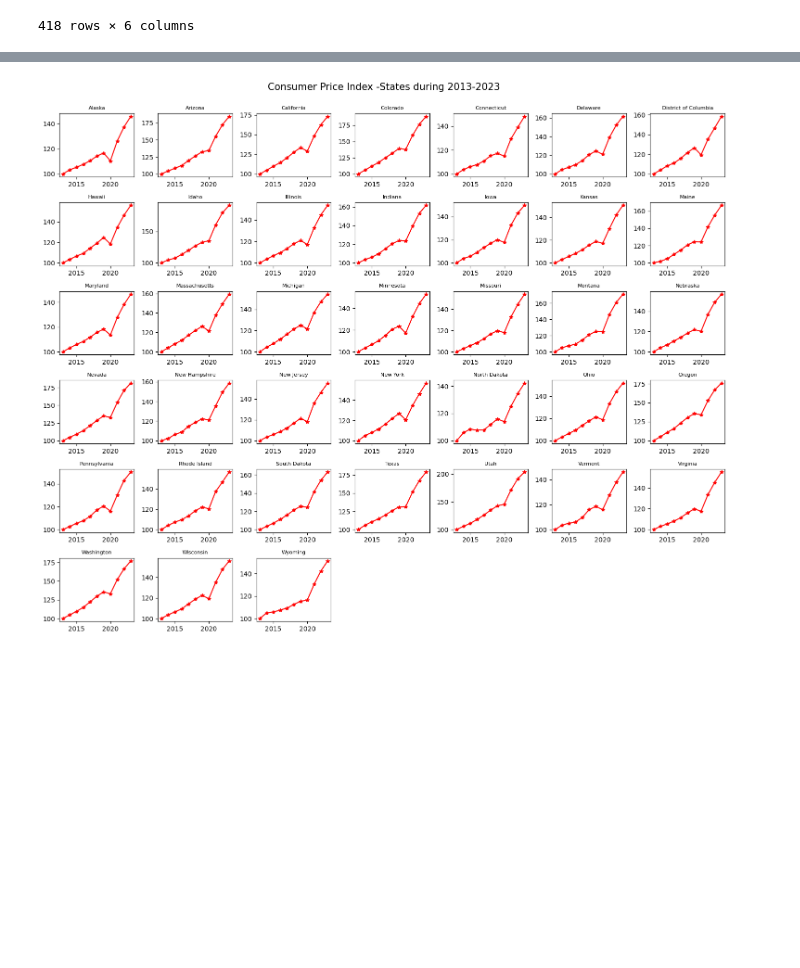
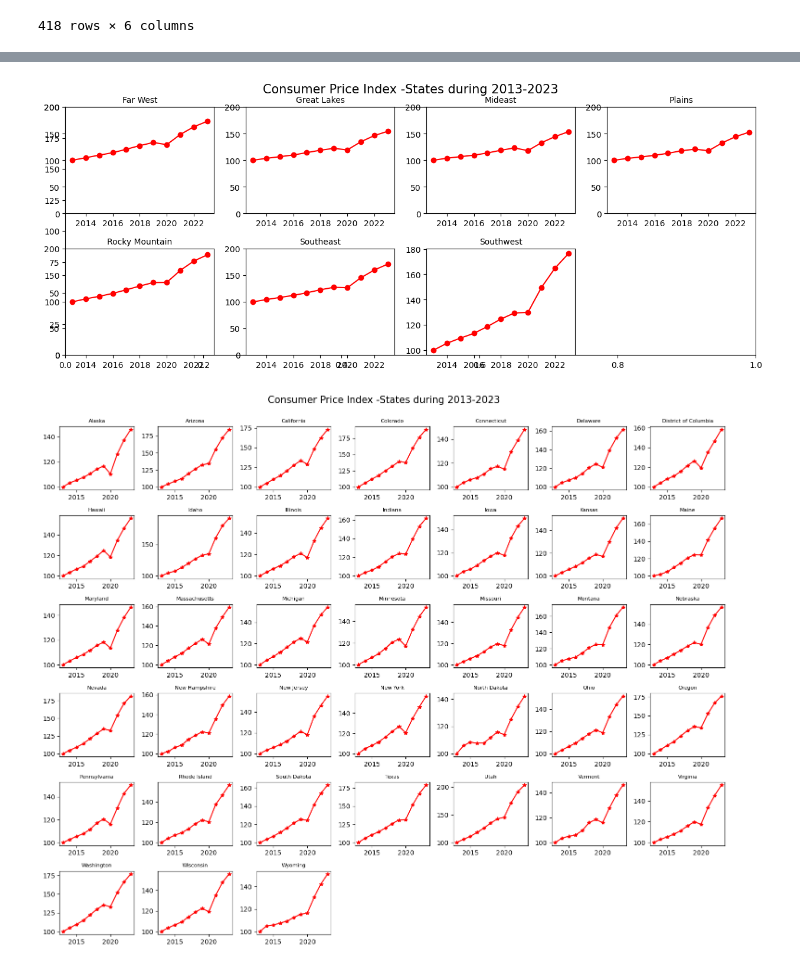
Before and after one commit to OBULI20/nss_capstone, a Jupyter notebook: notebook/Housing.ipynb, the cells around one changed output, grey strips where cells are left out. Drawn from its saved outputs; the diff is of its cells as text; code cells hidden in the pictures; blank space fills up the shorter version.

```diff
--- a/notebook/Housing.ipynb
+++ b/notebook/Housing.ipynb
@@ -818,3 +846,20 @@ cpi5.name.nunique()
+# %%
+plt.figure(figsize=(13, 5))
+
+
+for i in region_list:
+     x = np.array(cpi7[cpi7['name']==i]['Year'])
+     y = np.array(cpi7[cpi7['name']==i]['cpi'])
+     plt.ylim(0, 200 )
+     plt.subplot(2, 4,cpi7.name.unique().tolist().index(i)+1)
+     plt.plot(x,y,color='red',marker='o')
+     plt.title(i,fontsize=10)
+plt.tight_layout(pad=1.0)  # Adjust spacing between subplots
+plt.subplots_adjust(top=0.92, bottom=0.08, left=0.05, right=0.95)
+plt.suptitle('Consumer Price Index -States during 2013-2023', fontsize=15,y=1)
+plt.show()
+# %% [output]
+[figure, added]
 # %%
 plt.figure(figsize=(15, 12))
 cpi5=cpi5[cpi5['Region']=='State']
```
Also changed, not shown: parts of 10 cells of this notebook, 1 other file.
